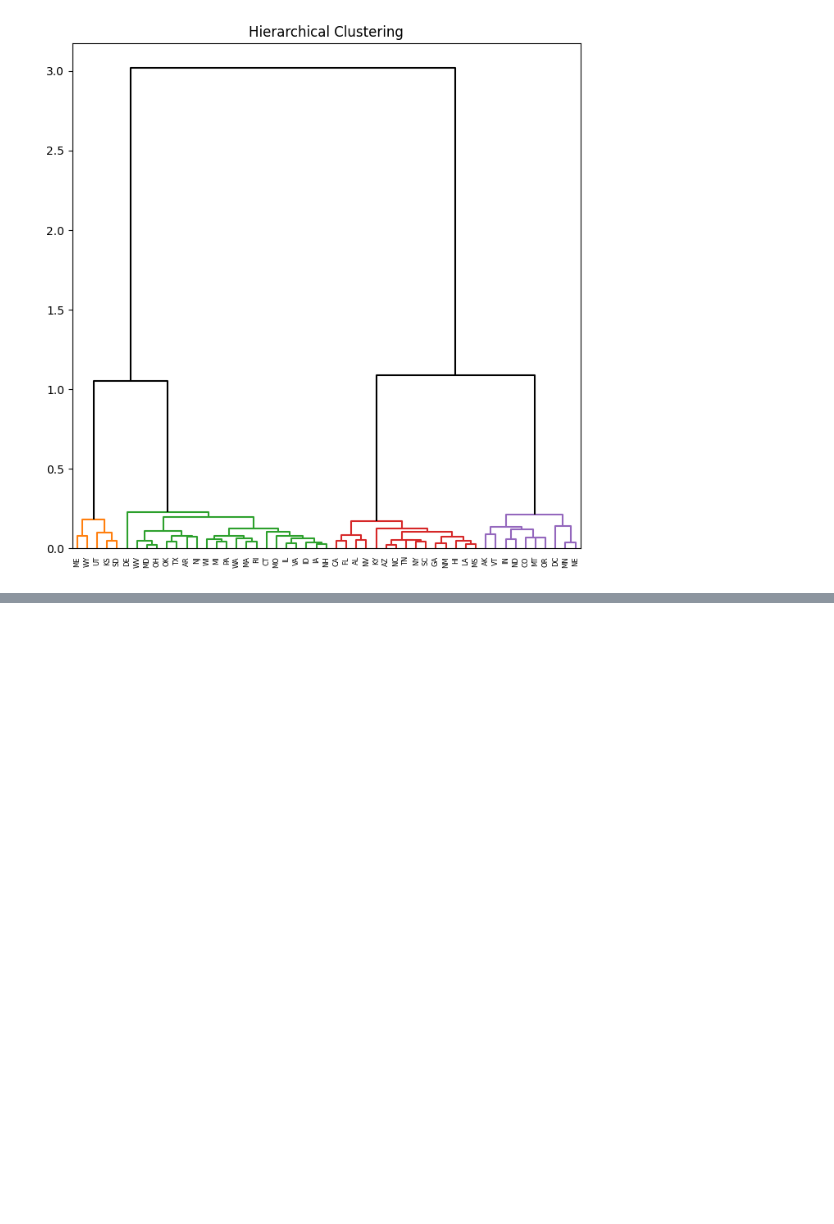
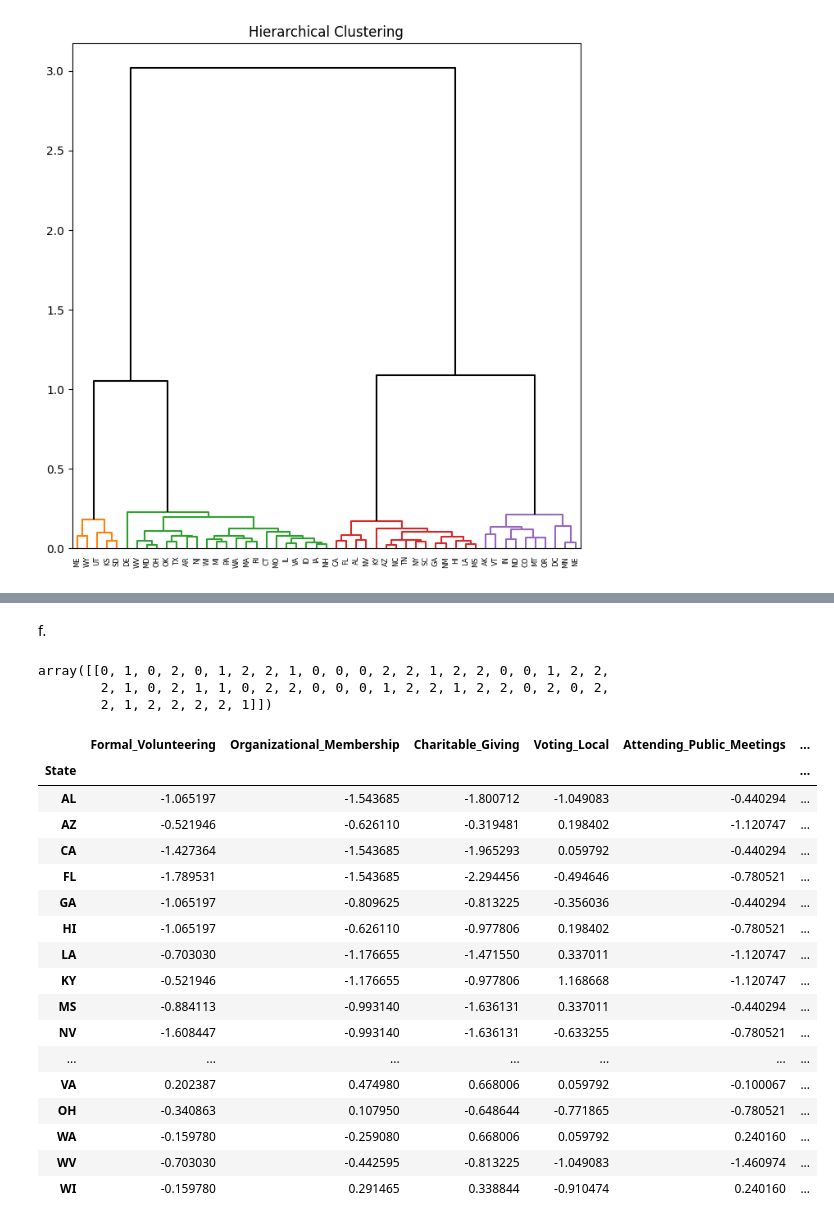
Before and after one commit to katesnow1/code_2600, a Jupyter notebook: homework3.ipynb, the cells around one changed output, grey strips where cells are left out. Drawn from its saved outputs; the diff is of its cells as text; code cells hidden in the pictures; blank space fills up the shorter version.

```diff
--- a/homework3.ipynb
+++ b/homework3.ipynb
@@ -661,0 +709,32 @@ ax.set_title("Hierarchical Clustering");
+# %% [markdown]
+f.
+# %%
+clusters_scale = cut_tree(linkage_comp_scale, n_clusters=3).T
+clusters_scale
+# %% [output]
+array([[0, 1, 0, 2, 0, 1, 2, 2, 1, 0, 0, 0, 2, 2, 1, 2, 2, 0, 0, 1, 2, 2,
+        2, 1, 0, 2, 1, 1, 0, 2, 2, 0, 0, 0, 1, 2, 2, 1, 2, 2, 0, 2, 0, 2,
+        2, 1, 2, 2, 2, 2, 1]])
+# %%
+X_scale = pd.DataFrame(X_scale, columns=X.columns, index=X.index)
+X_scale['cluster']= clusters_scale.flatten()
+X_scale.sort_values('cluster')
+# %% [output]
+|  | Formal_Volunteering | Organizational_Membership | Charitable_Giving | Voting_Local | Attending_Public_Meetings | ... |
+| State |  |  |  |  |  | ... |
+| AL | -1.065197 | -1.543685 | -1.800712 | -1.049083 | -0.440294 | ... |
+| AZ | -0.521946 | -0.626110 | -0.319481 | 0.198402 | -1.120747 | ... |
+| CA | -1.427364 | -1.543685 | -1.965293 | 0.059792 | -0.440294 | ... |
+| FL | -1.789531 | -1.543685 | -2.294456 | -0.494646 | -0.780521 | ... |
+| GA | -1.065197 | -0.809625 | -0.813225 | -0.356036 | -0.440294 | ... |
+| HI | -1.065197 | -0.626110 | -0.977806 | 0.198402 | -0.780521 | ... |
+| LA | -0.703030 | -1.176655 | -1.471550 | 0.337011 | -1.120747 | ... |
+| KY | -0.521946 | -1.176655 | -0.977806 | 1.168668 | -1.120747 | ... |
+| MS | -0.884113 | -0.993140 | -1.636131 | 0.337011 | -0.440294 | ... |
+| NV | -1.608447 | -0.993140 | -1.636131 | -0.633255 | -0.780521 | ... |
+| ... | ... | ... | ... | ... | ... | ... |
+| VA | 0.202387 | 0.474980 | 0.668006 | 0.059792 | -0.100067 | ... |
+| OH | -0.340863 | 0.107950 | -0.648644 | -0.771865 | -0.780521 | ... |
+| WA | -0.159780 | -0.259080 | 0.668006 | 0.059792 | 0.240160 | ... |
+| WV | -0.703030 | -0.442595 | -0.813225 | -1.049083 | -1.460974 | ... |
+| WI | -0.159780 | 0.291465 | 0.338844 | -0.910474 | 0.240160 | ... |
```
Also changed, not shown: parts of 17 cells of this notebook, 1 other file.
